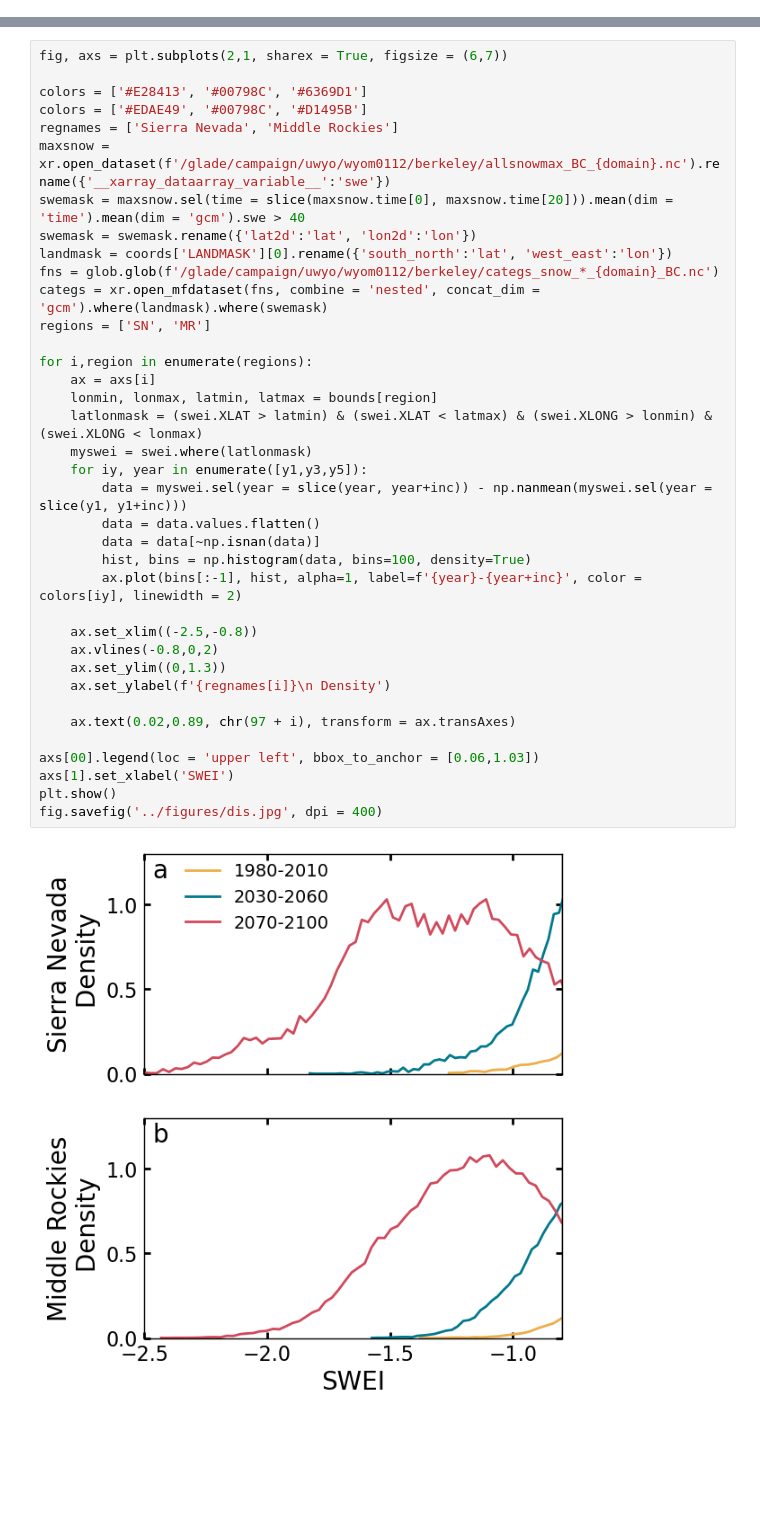
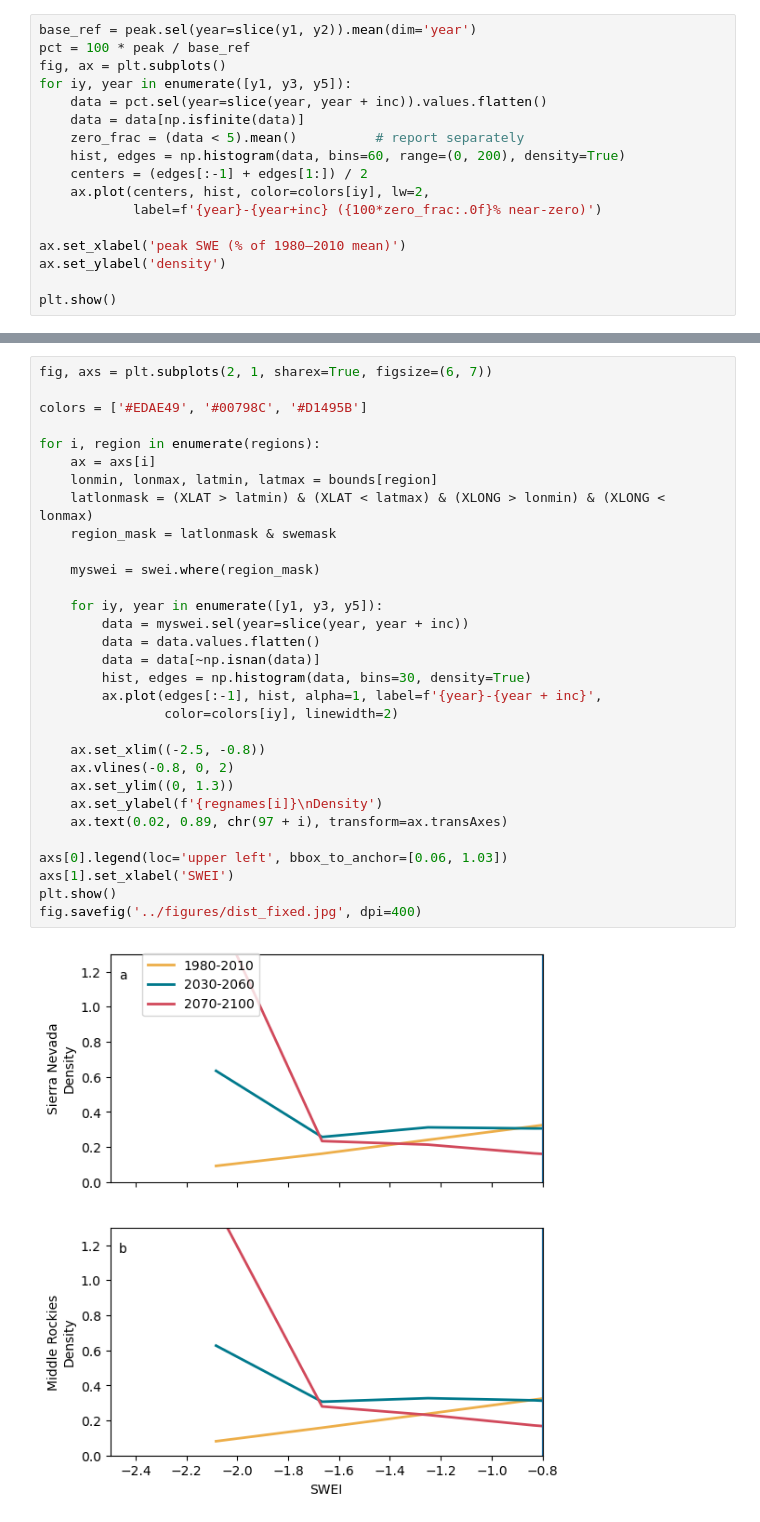
Before and after one commit to mariannecowherd/wus-snow-drought, a Jupyter notebook: nbs/dist.ipynb, the cells around one changed output, grey strips where cells are left out. Saved outputs shown, nothing was run; the diff lists cells and outputs as text; blank space fills up the shorter version.

```diff
--- a/nbs/dist.ipynb
+++ b/nbs/dist.ipynb
@@ -65,0 +233,17 @@ plt.show()
+# %%
+base_ref = peak.sel(year=slice(y1, y2)).mean(dim='year')
+pct = 100 * peak / base_ref
+fig, ax = plt.subplots()
+for iy, year in enumerate([y1, y3, y5]):
+    data = pct.sel(year=slice(year, year + inc)).values.flatten()
+    data = data[np.isfinite(data)]
+    zero_frac = (data < 5).mean()          # report separately
+    hist, edges = np.histogram(data, bins=60, range=(0, 200), density=True)
+    centers = (edges[:-1] + edges[1:]) / 2
+    ax.plot(centers, hist, color=colors[iy], lw=2,
+            label=f'{year}-{year+inc} ({100*zero_frac:.0f}% near-zero)')
+
+ax.set_xlabel('peak SWE (% of 1980–2010 mean)')
+ax.set_ylabel('density')
+
+plt.show()
@@ -66,39 +252,33 @@ plt.show()
 # %%
-fig, axs = plt.subplots(2,1, sharex = True, figsize = (6,7))
+fig, axs = plt.subplots(2, 1, sharex=True, figsize=(6, 7))
 
-colors = ['#E28413', '#00798C', '#6369D1']
 colors = ['#EDAE49', '#00798C', '#D1495B']
-regnames = ['Sierra Nevada', 'Middle Rockies']
-maxsnow = xr.open_dataset(f'/glade/campaign/uwyo/wyom0112/berkeley/allsnowmax_BC_{domain}.nc').rename({'__xarray_dataarray_variable__':'swe'})
-swemask = maxsnow.sel(time = slice(maxsnow.time[0], maxsnow.time[20])).mean(dim = 'time').mean(dim = 'gcm').swe > 40
-swemask = swemask.rename({'lat2d':'lat', 'lon2d':'lon'})
-landmask = coords['LANDMASK'][0].rename({'south_north':'lat', 'west_east':'lon'})
-fns = glob.glob(f'/glade/campaign/uwyo/wyom0112/berkeley/categs_snow_*_{domain}_BC.nc')
-categs = xr.open_mfdataset(fns, combine = 'nested', concat_dim = 'gcm').where(landmask).where(swemask)
-regions = ['SN', 'MR']
 
-for i,region in enumerate(regions):
+for i, region in enumerate(regions):
     ax = axs[i]
     lonmin, lonmax, latmin, latmax = bounds[region]
-    latlonmask = (swei.XLAT > latmin) & (swei.XLAT < latmax) & (swei.XLONG > lonmin) & (swei.XLONG < lonmax)
-    myswei = swei.where(latlonmask)
-    for iy, year in enumerate([y1,y3,y5]):
-        data = myswei.sel(year = slice(year, year+inc)) - np.nanmean(myswei.sel(year = slice(y1, y1+inc)))
+    latlonmask = (XLAT > latmin) & (XLAT < latmax) & (XLONG > lonmin) & (XLONG < lonmax)
+    region_mask = latlonmask & swemask
+
+    myswei = swei.where(region_mask)
+
+    for iy, year in enumerate([y1, y3, y5]):
+        data = myswei.sel(year=slice(year, year + inc))
         data = data.values.flatten()
         data = data[~np.isnan(data)]
-        hist, bins = np.histogram(data, bins=100, density=True)
-        ax.plot(bins[:-1], hist, alpha=1, label=f'{year}-{year+inc}', color = colors[iy], linewidth = 2)
+        hist, edges = np.histogram(data, bins=30, density=True)
+        ax.plot(edges[:-1], hist, alpha=1, label=f'{year}-{year + inc}',
+                color=colors[iy], linewidth=2)
 
-    ax.set_xlim((-2.5,-0.8))
-    ax.vlines(-0.8,0,2)
-    ax.set_ylim((0,1.3))
-    ax.set_ylabel(f'{regnames[i]}\n Density')
+    ax.set_xlim((-2.5, -0.8))
+    ax.vlines(-0.8, 0, 2)
+    ax.set_ylim((0, 1.3))
+    ax.set_ylabel(f'{regnames[i]}\nDensity')
+    ax.text(0.02, 0.89, chr(97 + i), transform=ax.transAxes)
 
-    ax.text(0.02,0.89, chr(97 + i), transform = ax.transAxes)
-
-axs[00].legend(loc = 'upper left', bbox_to_anchor = [0.06,1.03])
+axs[0].legend(loc='upper left', bbox_to_anchor=[0.06, 1.03])
 axs[1].set_xlabel('SWEI')
 plt.show()
-fig.savefig('../figures/dis.jpg', dpi = 400)
+fig.savefig('../figures/dist_fixed.jpg', dpi=400)
 # %% [output]
-[figure, old version]
+[figure, new version]
```
Also changed, not shown: parts of 24 cells of this notebook, 9 other files.
